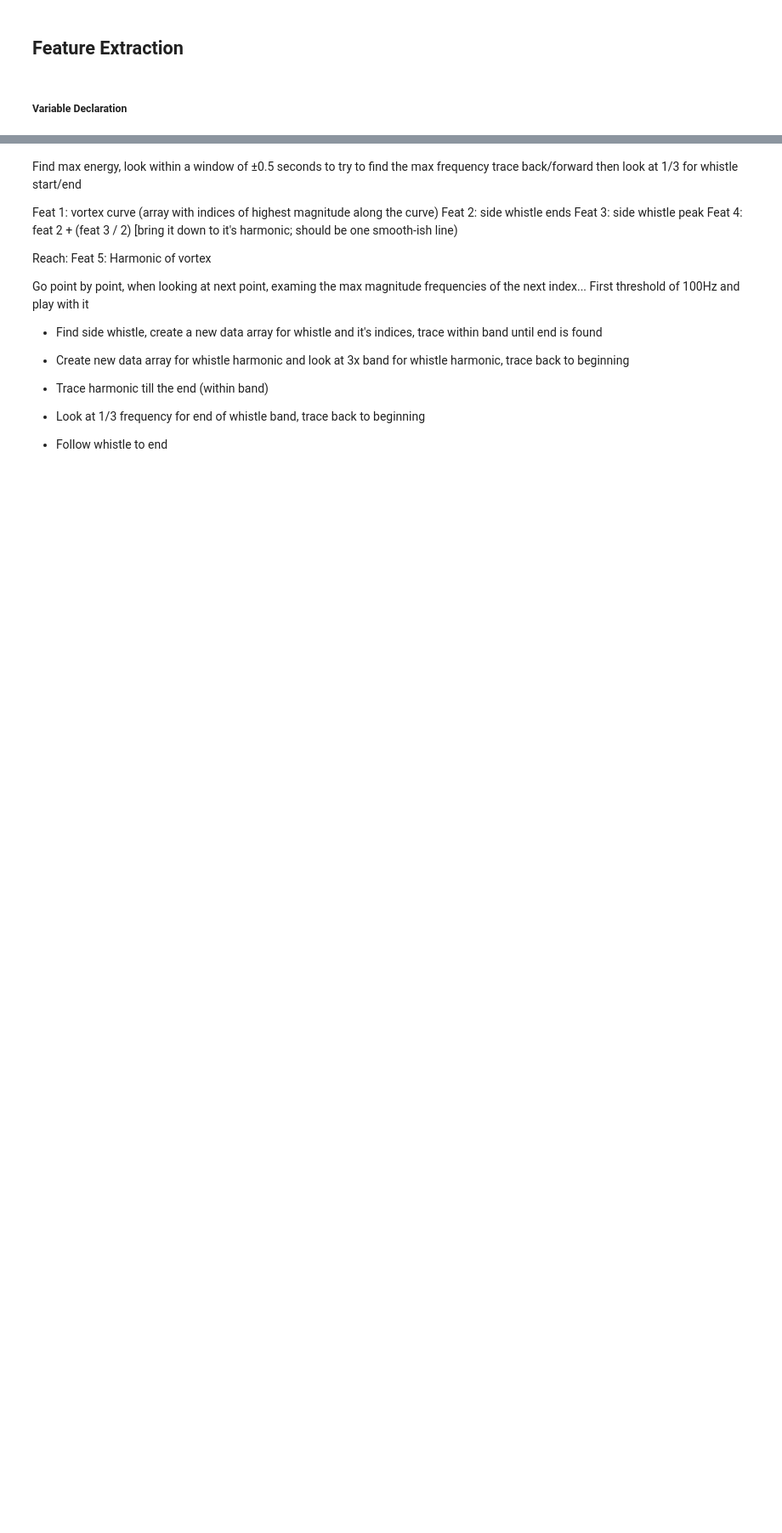
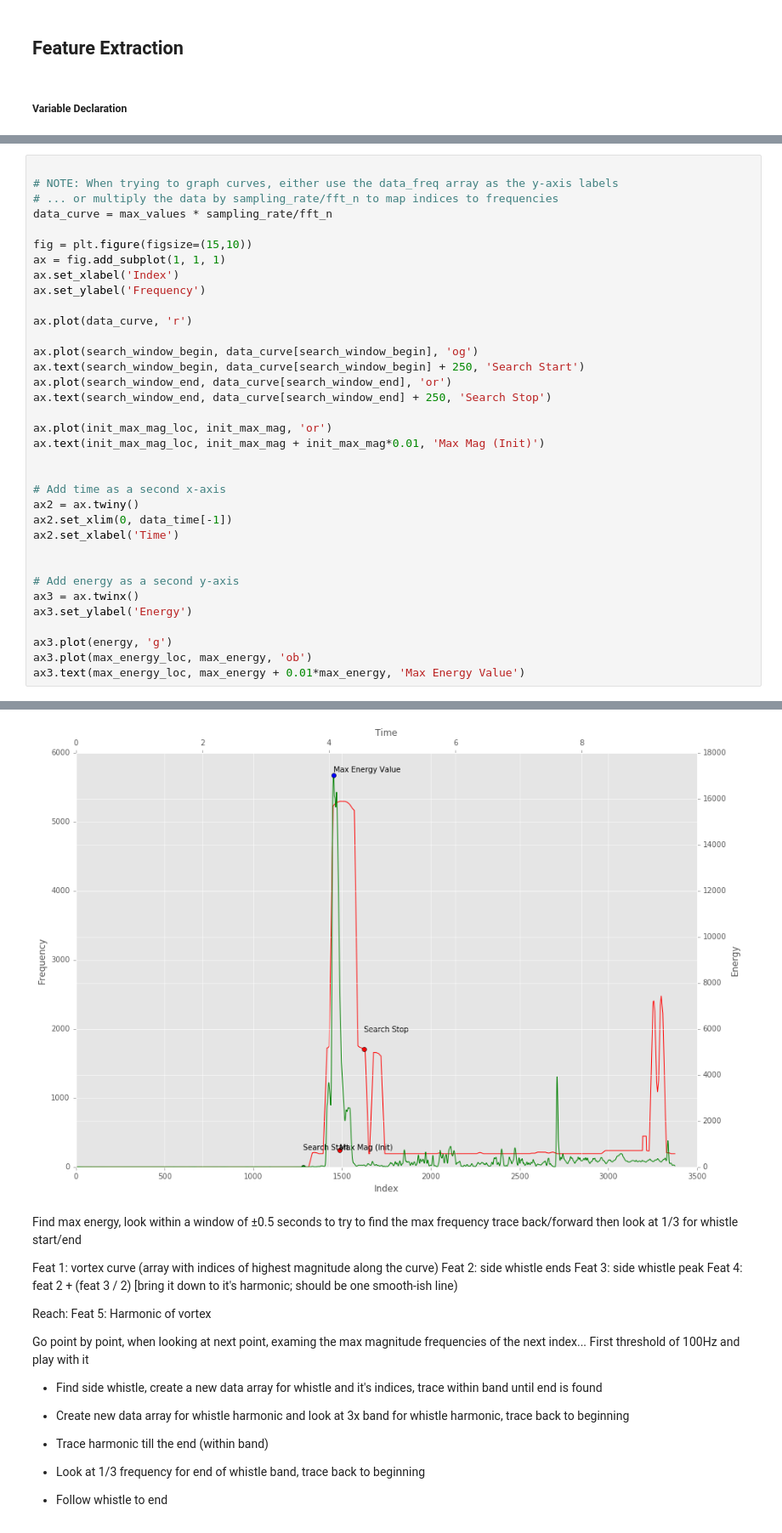
Before and after one commit to SMU-Ubicomp-Lab/OpenSpirometryAnalysis, a Jupyter notebook: AlgorithmDevelopment.ipynb, the cells around one changed output, grey strips where cells are left out. Shown at 85% size. Cells and saved outputs as stored; diff of their text form; blank space fills up the shorter version.

```diff
--- a/AlgorithmDevelopment.ipynb
+++ b/AlgorithmDevelopment.ipynb
@@ -251,0 +299,36 @@ ax.text(max_energy_time + search_window_time, data_curve[max_energy_loc + search
+# %%
+
+# NOTE: When trying to graph curves, either use the data_freq array as the y-axis labels
+# ... or multiply the data by sampling_rate/fft_n to map indices to frequencies
+data_curve = max_values * sampling_rate/fft_n
+
+fig = plt.figure(figsize=(15,10))
+ax = fig.add_subplot(1, 1, 1)
+ax.set_xlabel('Index')
+ax.set_ylabel('Frequency')
+
+ax.plot(data_curve, 'r')
+
+ax.plot(search_window_begin, data_curve[search_window_begin], 'og')
+ax.text(search_window_begin, data_curve[search_window_begin] + 250, 'Search Start')
+ax.plot(search_window_end, data_curve[search_window_end], 'or')
+ax.text(search_window_end, data_curve[search_window_end] + 250, 'Search Stop')
+
+ax.plot(init_max_mag_loc, init_max_mag, 'or')
+ax.text(init_max_mag_loc, init_max_mag + init_max_mag*0.01, 'Max Mag (Init)')
+
+
+# Add time as a second x-axis
+ax2 = ax.twiny()
+ax2.set_xlim(0, data_time[-1])
+ax2.set_xlabel('Time')
+
+
+# Add energy as a second y-axis
+ax3 = ax.twinx()
+ax3.set_ylabel('Energy')
+
+ax3.plot(energy, 'g')
+ax3.plot(max_energy_loc, max_energy, 'ob')
+ax3.text(max_energy_loc, max_energy + 0.01*max_energy, 'Max Energy Value')
+# %% [output]
@@ -252,3 +336,4 @@ ax.text(max_energy_time + search_window_time, data_curve[max_energy_loc + search
+[figure, added]
 # %% [markdown]
 Find max energy, look within a window of ±0.5 seconds to try to find the max frequency
 trace back/forward then look at 1/3 for whistle start/end
```
Also changed, not shown: parts of 9 cells of this notebook.
